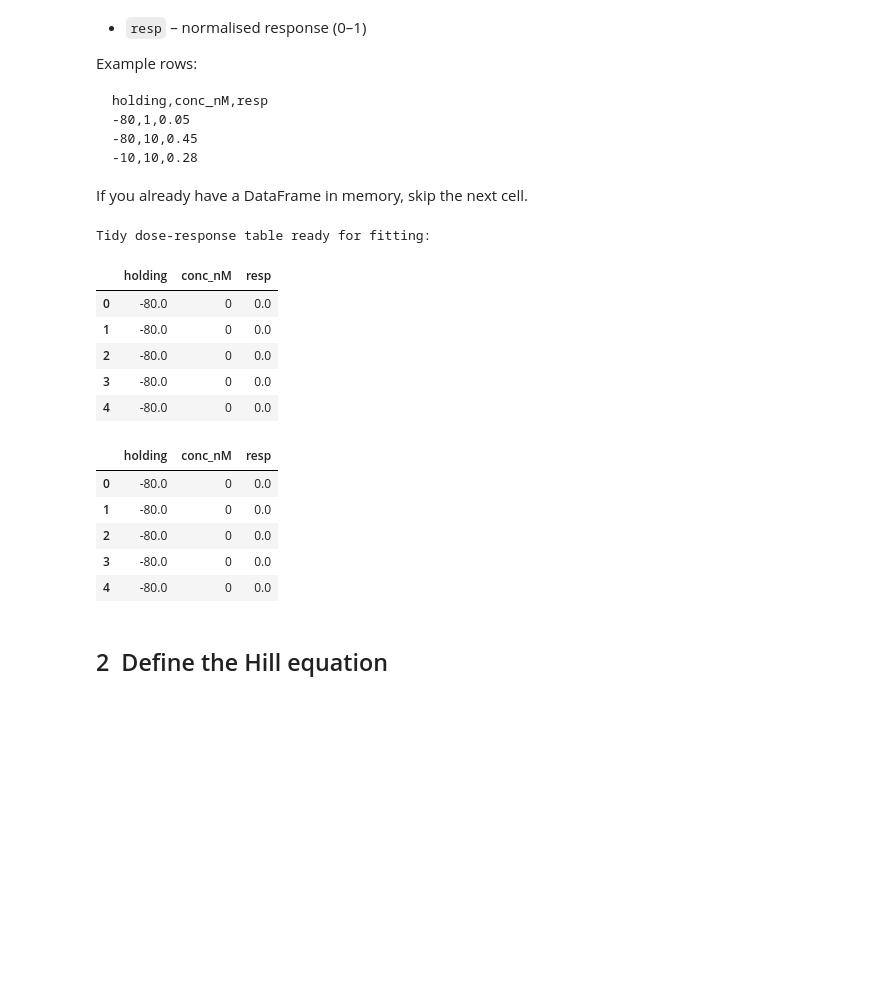
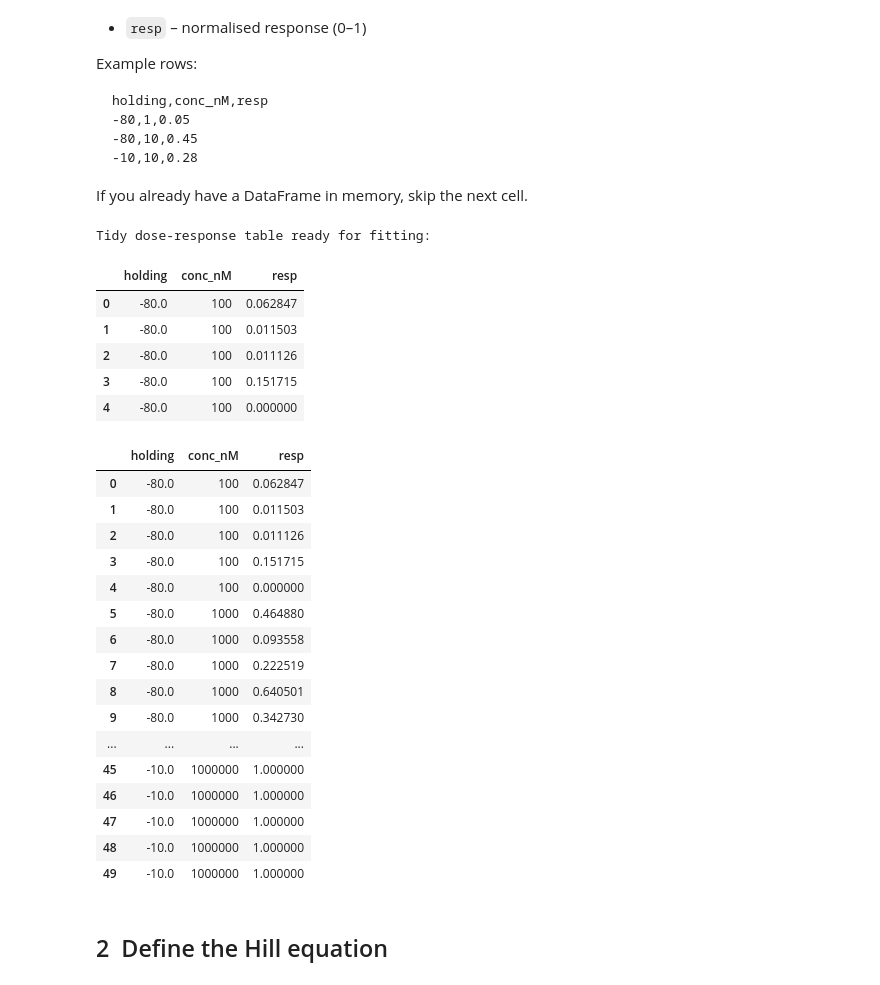
Before and after one commit to zivbental/parnas-lab-code-utilities, a Jupyter notebook: patch_clamp_analysis/perfusion_system/dose_response_template.ipynb, the cells around one changed output. Drawn from its saved outputs; the diff is of its cells as text; code cells hidden in the pictures; blank space fills up the shorter version.

```diff
--- a/patch_clamp_analysis/perfusion_system/dose_response_template.ipynb
+++ b/patch_clamp_analysis/perfusion_system/dose_response_template.ipynb
@@ -32,7 +32,7 @@ If you already have a DataFrame in memory, skip the next cell.
 # ------------------------------------------------------------------
 import pandas as pd, re, numpy as np, pathlib
 
-raw_file = "patch_data.xlsx"   # <-- put your filename here
+raw_file = "dop2r dose-response.xlsx"   # <-- put your filename here
 raw = pd.read_excel(raw_file, header=None)          # read *exactly* as laid out
 
 # ── locate the “Normalized” block ───────────────────────────────────────
@@ -82,25 +82,36 @@ df.to_csv("dose_tidy.csv", index=False)
 # %% [output]
 Tidy dose-response table ready for fitting:
 |  | holding | conc_nM | resp |
-| 0 | -80.0 | 0 | 0.0 |
-| 1 | -80.0 | 0 | 0.0 |
-| 2 | -80.0 | 0 | 0.0 |
-| 3 | -80.0 | 0 | 0.0 |
-| 4 | -80.0 | 0 | 0.0 |
+| 0 | -80.0 | 100 | 0.062847 |
+| 1 | -80.0 | 100 | 0.011503 |
+| 2 | -80.0 | 100 | 0.011126 |
+| 3 | -80.0 | 100 | 0.151715 |
+| 4 | -80.0 | 100 | 0.000000 |
 # %%
 # Replace 'my_data.csv' with your file path
 df = pd.read_csv('dose_tidy.csv')
 # Uncomment below to preview
 # df.head()
 # %%
-df.head()
+df
 # %% [output]
 |  | holding | conc_nM | resp |
-| 0 | -80.0 | 0 | 0.0 |
-| 1 | -80.0 | 0 | 0.0 |
-| 2 | -80.0 | 0 | 0.0 |
-| 3 | -80.0 | 0 | 0.0 |
-| 4 | -80.0 | 0 | 0.0 |
+| 0 | -80.0 | 100 | 0.062847 |
+| 1 | -80.0 | 100 | 0.011503 |
+| 2 | -80.0 | 100 | 0.011126 |
+| 3 | -80.0 | 100 | 0.151715 |
+| 4 | -80.0 | 100 | 0.000000 |
+| 5 | -80.0 | 1000 | 0.464880 |
+| 6 | -80.0 | 1000 | 0.093558 |
+| 7 | -80.0 | 1000 | 0.222519 |
+| 8 | -80.0 | 1000 | 0.640501 |
+| 9 | -80.0 | 1000 | 0.342730 |
+| ... | ... | ... | ... |
+| 45 | -10.0 | 1000000 | 1.000000 |
+| 46 | -10.0 | 1000000 | 1.000000 |
+| 47 | -10.0 | 1000000 | 1.000000 |
+| 48 | -10.0 | 1000000 | 1.000000 |
+| 49 | -10.0 | 1000000 | 1.000000 |
 # %% [markdown]
 ## 2  Define the Hill equation
 # %%
```
Also changed, not shown: parts of 4 cells of this notebook, 31 other files.
